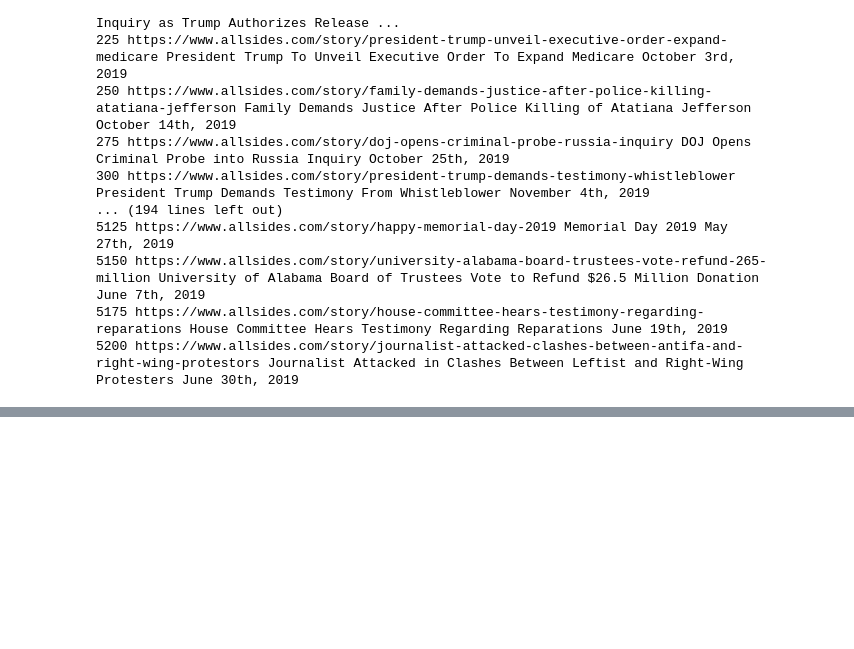
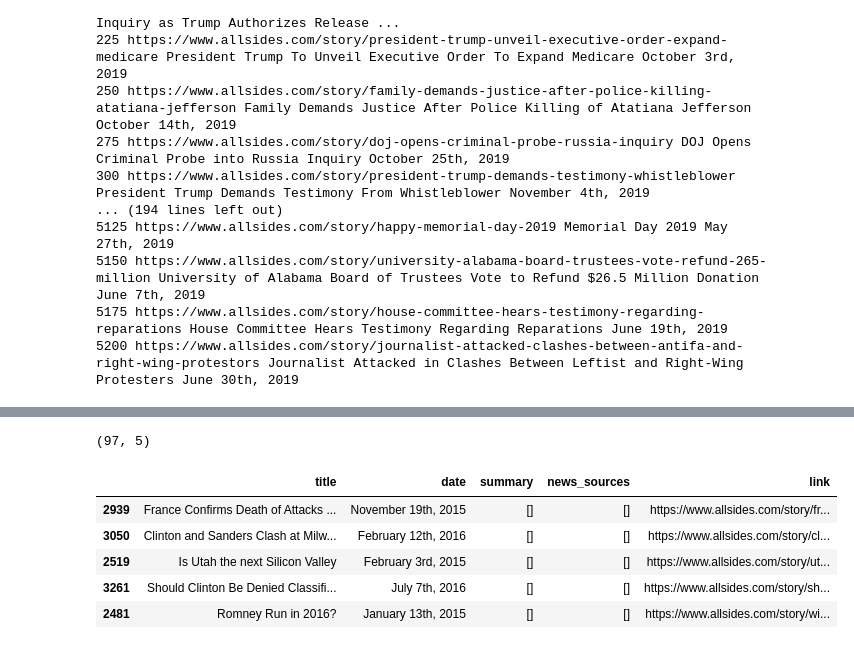
Before and after one commit to navish92/unbiased_news, a Jupyter notebook: python_modules/1-Data_Acquisition.ipynb, the cells around one changed output, grey strips where cells are left out. Cells and saved outputs as stored; diff of their text form; code cells hidden in the pictures; blank space fills up the shorter version.

```diff
--- a/python_modules/1-Data_Acquisition.ipynb
+++ b/python_modules/1-Data_Acquisition.ipynb
@@ -57,0 +122,13 @@ stories_df.to_csv("../Data/allsides_stories.csv", index=False)
+# %%
+stories_df[stories_df.news_sources.map(len) == 0].shape
+# %% [output]
+(97, 5)
+# %%
+stories_df[stories_df.news_sources.map(len) == 0].sample(5)
+# %% [output]
+|  | title | date | summary | news_sources | link |
+| 2939 | France Confirms Death of Attacks ... | November 19th, 2015 | [] | [] | https://www.allsides.com/story/fr... |
+| 3050 | Clinton and Sanders Clash at Milw... | February 12th, 2016 | [] | [] | https://www.allsides.com/story/cl... |
+| 2519 | Is Utah the next Silicon Valley | February 3rd, 2015 | [] | [] | https://www.allsides.com/story/ut... |
+| 3261 | Should Clinton Be Denied Classifi... | July 7th, 2016 | [] | [] | https://www.allsides.com/story/sh... |
+| 2481 | Romney Run in 2016? | January 13th, 2015 | [] | [] | https://www.allsides.com/story/wi... |
```
Also changed, not shown: parts of 73 cells of this notebook, 1 other file.
